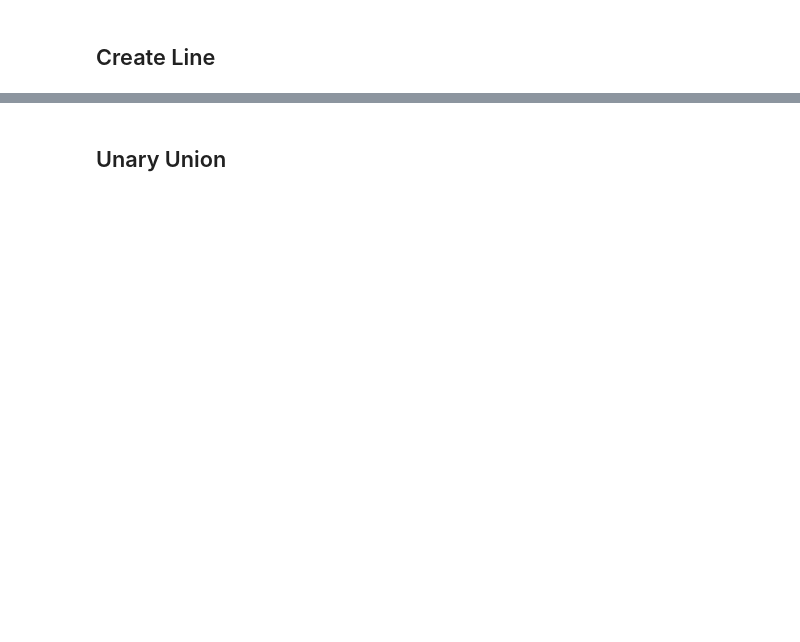
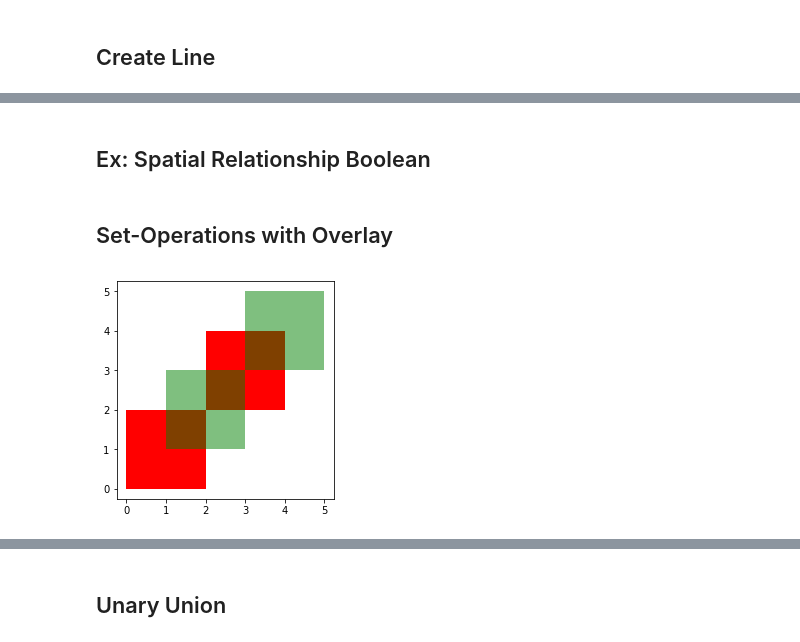
Before and after one commit to tertiarycourses/GeoSpatialPythonTraining, a Jupyter notebook: Module 2 Spatial Operations.ipynb, the cells around one changed output, grey strips where cells are left out. Saved outputs shown, nothing was run; the diff lists cells and outputs as text; code cells hidden in the pictures; blank space fills up the shorter version.

```diff
--- a/Module 2 Spatial Operations.ipynb
+++ b/Module 2 Spatial Operations.ipynb
@@ -48,4 +81,20 @@ countries[countries.contains(paris)]
+# %% [markdown]
+## Ex: Spatial Relationship Boolean
 # %%
 amazon = rivers[rivers['name'] == 'Amazonas'].geometry.squeeze()
 # %%
 countries[countries.crosses(amazon)]  # or .intersects
+# %% [markdown]
+## Set-Operations with Overlay
+# %%
+from shapely.geometry import Polygon
+
+polys1 = geopandas.GeoSeries([Polygon([(0,0), (2,0), (2,2), (0,2)]),Polygon([(2,2), (4,2), (4,4), (2,4)])])
+polys2 = geopandas.GeoSeries([Polygon([(1,1), (3,1), (3,3), (1,3)]),Polygon([(3,3), (5,3), (5,5), (3,5)])])
+df1 = geopandas.GeoDataFrame({'geometry': polys1, 'df1':[1,2]})
+df2 = geopandas.GeoDataFrame({'geometry': polys2, 'df2':[1,2]})
+# %%
+ax = df1.plot(color='red');
+df2.plot(ax=ax, color='green', alpha=0.5);
+# %% [output]
+[figure, added]
```
Also changed, not shown: parts of 44 cells of this notebook.
